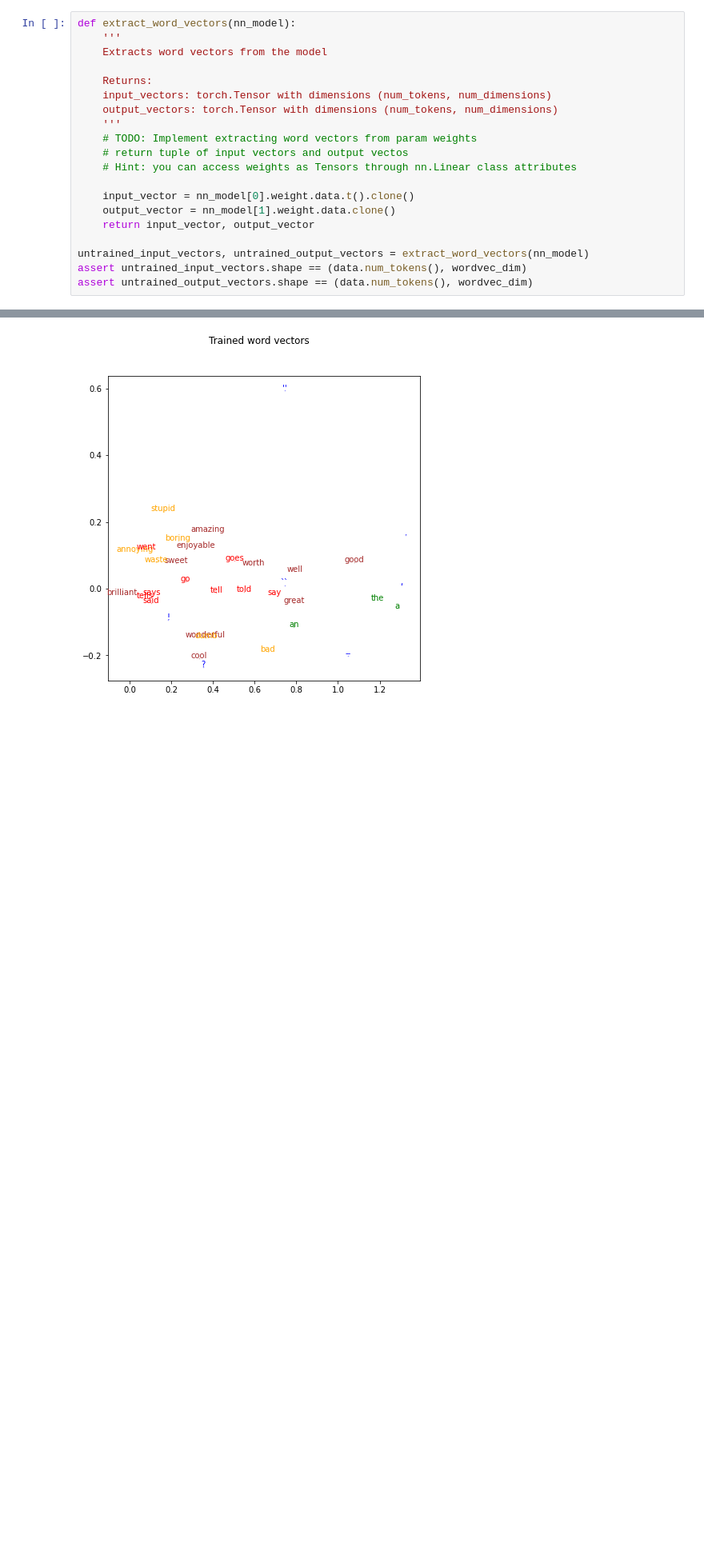
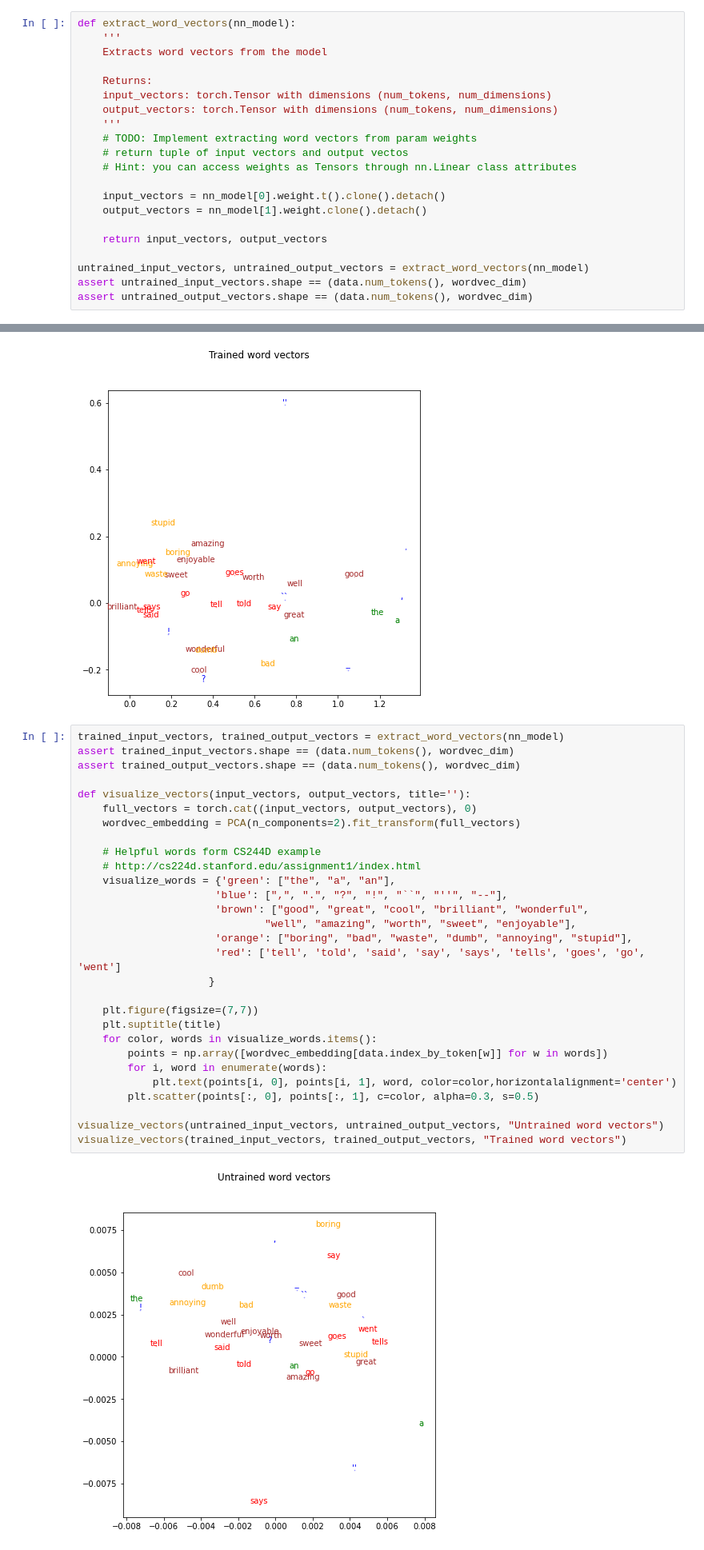
Before and after one commit to andrewD46/nlp-assignments, a Jupyter notebook: Word2Vec/Word2Vec.ipynb, the cells around one changed output, grey strips where cells are left out. Shown at 80% size. Saved outputs shown, nothing was run; the diff lists cells and outputs as text; blank space fills up the shorter version.

Commit message:
Word2Vec updated

```diff
--- a/Word2Vec/Word2Vec.ipynb
+++ b/Word2Vec/Word2Vec.ipynb
@@ -251,9 +251,10 @@ def extract_word_vectors(nn_model):
     # return tuple of input vectors and output vectos
     # Hint: you can access weights as Tensors through nn.Linear class attributes
 
-    input_vector = nn_model[0].weight.data.t().clone()
-    output_vector = nn_model[1].weight.data.clone()
-    return input_vector, output_vector
+    input_vectors = nn_model[0].weight.t().clone().detach()
+    output_vectors = nn_model[1].weight.clone().detach()
+
+    return input_vectors, output_vectors
 
 untrained_input_vectors, untrained_output_vectors = extract_word_vectors(nn_model)
 assert untrained_input_vectors.shape == (data.num_tokens(), wordvec_dim)
@@ -381,3 +403,34 @@ visualize_vectors(trained_input_vectors, trained_output_vectors, "Trained word v
 # %% [output]
 [figure]
 [figure]
+# %%
+trained_input_vectors, trained_output_vectors = extract_word_vectors(nn_model)
+assert trained_input_vectors.shape == (data.num_tokens(), wordvec_dim)
+assert trained_output_vectors.shape == (data.num_tokens(), wordvec_dim)
+
+def visualize_vectors(input_vectors, output_vectors, title=''):
+    full_vectors = torch.cat((input_vectors, output_vectors), 0)
+    wordvec_embedding = PCA(n_components=2).fit_transform(full_vectors)
+
+    # Helpful words form CS244D example
+    # http://cs224d.stanford.edu/assignment1/index.html
+    visualize_words = {'green': ["the", "a", "an"],
+                      'blue': [",", ".", "?", "!", "``", "''", "--"],
+                      'brown': ["good", "great", "cool", "brilliant", "wonderful",
+                              "well", "amazing", "worth", "sweet", "enjoyable"],
+                      'orange': ["boring", "bad", "waste", "dumb", "annoying", "stupid"],
+                      'red': ['tell', 'told', 'said', 'say', 'says', 'tells', 'goes', 'go', 'went']
+                     }
+
+    plt.figure(figsize=(7,7))
+    plt.suptitle(title)
+    for color, words in visualize_words.items():
+        points = np.array([wordvec_embedding[data.index_by_token[w]] for w in words])
+        for i, word in enumerate(words):
+            plt.text(points[i, 0], points[i, 1], word, color=color,horizontalalignment='center')
+        plt.scatter(points[:, 0], points[:, 1], c=color, alpha=0.3, s=0.5)
+
+visualize_vectors(untrained_input_vectors, untrained_output_vectors, "Untrained word vectors")
+visualize_vectors(trained_input_vectors, trained_output_vectors, "Trained word vectors")
+# %% [output]
+[figure, added]
```
Also changed, not shown: parts of 11 cells of this notebook.
